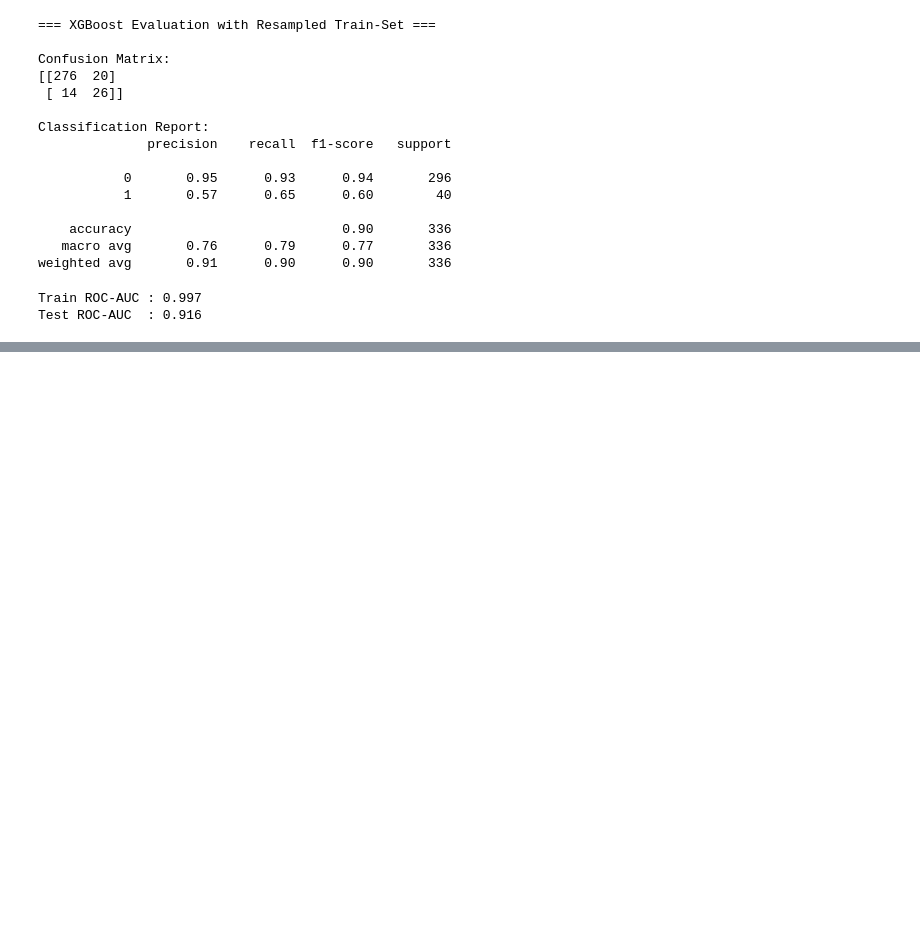
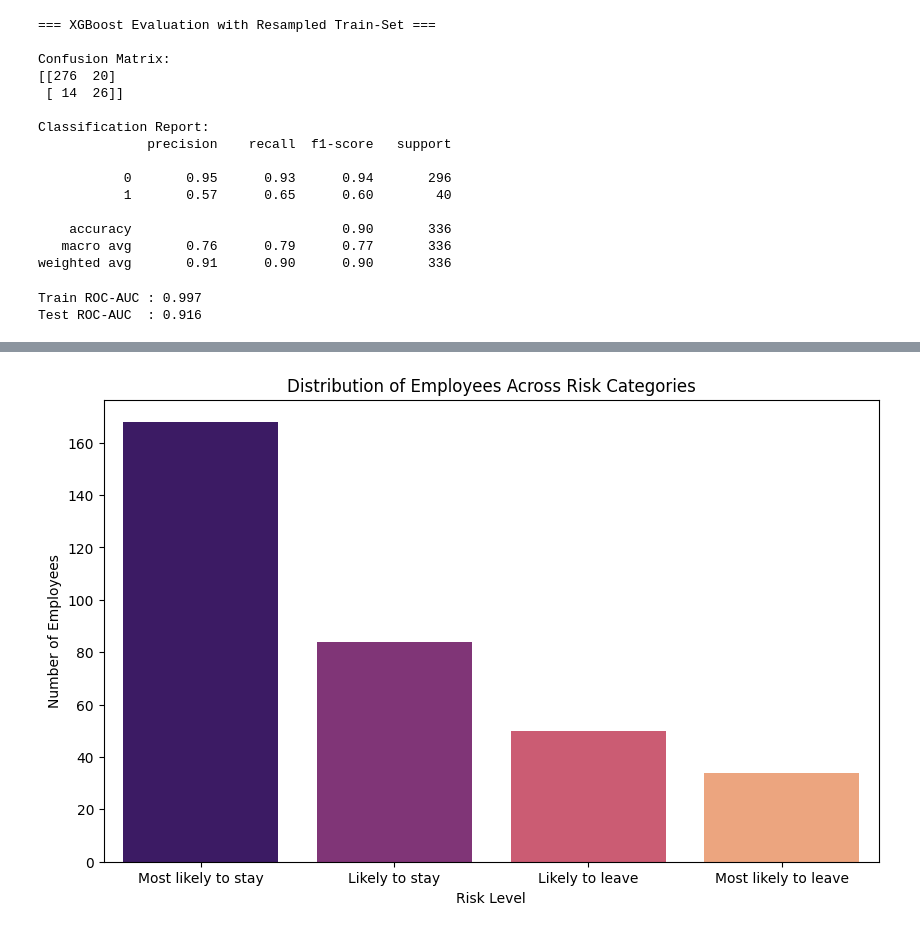
Before and after one commit to Kovindu555/Employee-Attrition-Multiclass-Prediction, a Jupyter notebook: model_training.ipynb, the cells around one changed output, grey strips where cells are left out. Cells and saved outputs as stored; diff of their text form; code cells hidden in the pictures; blank space fills up the shorter version.

```diff
--- a/model_training.ipynb
+++ b/model_training.ipynb
@@ -1072,0 +1077,3 @@ Test ROC-AUC  : 0.916
+# %%
+Probabilities = pd.DataFrame({'probability': y_test_proba})
+Probabilities.head()
@@ -1072,0 +1087,6 @@ Test ROC-AUC  : 0.916
+# %%
+Probabilities['Risk_Profile'] = pd.qcut(
+    Probabilities['probability'],
+    q = [0, 0.50 ,0.75, 0.90, 1],
+    labels = ['Most likely to stay', 'Likely to stay', 'Likely to leave', 'Most likely to leave']
+)
@@ -1072,0 +1096,9 @@ Test ROC-AUC  : 0.916
+# %%
+plt.figure(figsize=(10, 6))
+sns.countplot(data=Probabilities, x='risk_profile', palette='magma')
+plt.title('Distribution of Employees Across Risk Categories')
+plt.xlabel('Risk Level')
+plt.ylabel('Number of Employees')
+plt.show()
+# %% [output]
+[figure, added]
```
Also changed, not shown: parts of 21 cells of this notebook.
